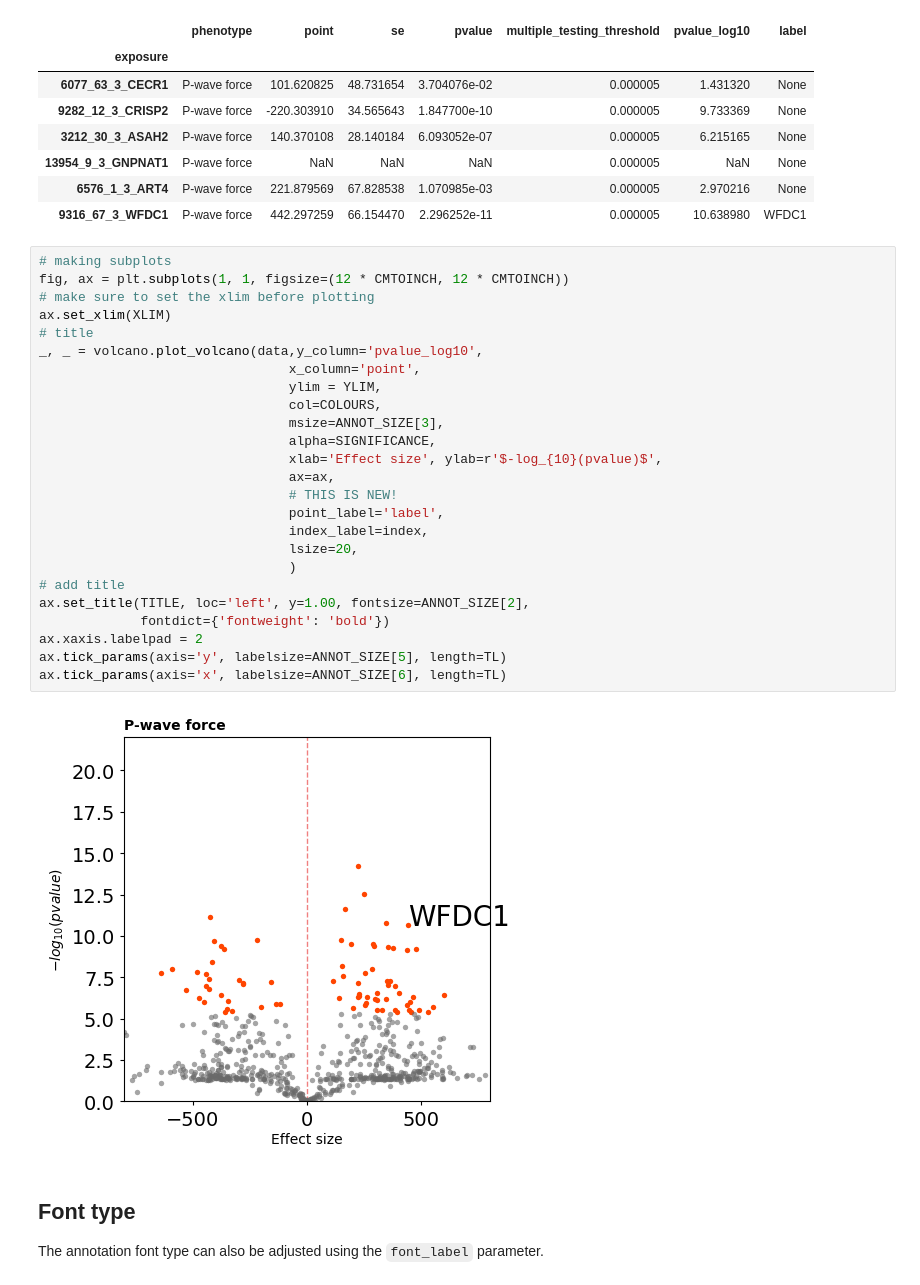
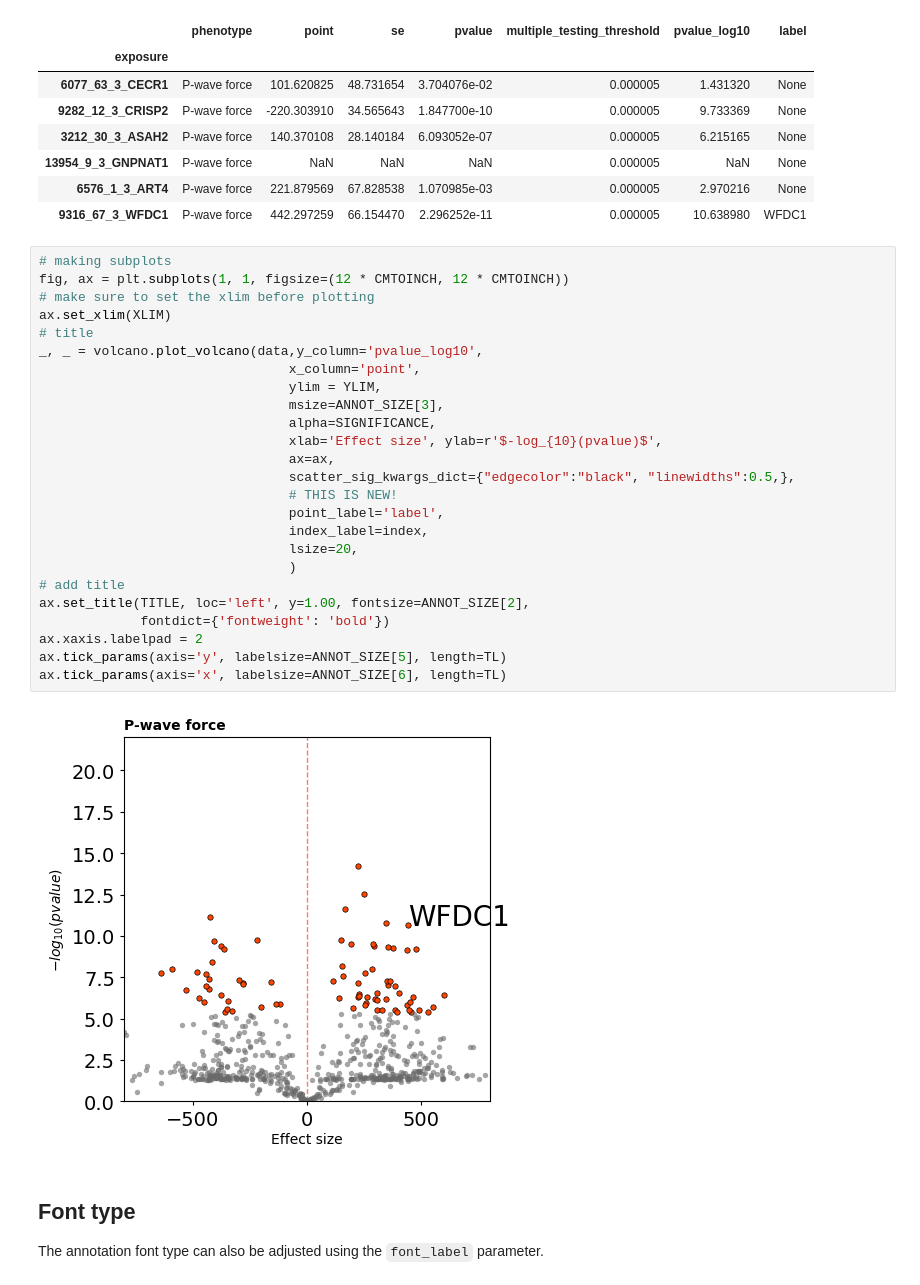
Before and after one commit to afschmidt/plot-misc, a Jupyter notebook: resources/examples/volcanoplot.ipynb, the cells around one changed output. Cells and saved outputs as stored; diff of their text form.

```diff
--- a/resources/examples/volcanoplot.ipynb
+++ b/resources/examples/volcanoplot.ipynb
@@ -88,30 +86,30 @@ data.iloc[10:16,]
 # %%
 # making subplots
 fig, ax = plt.subplots(1, 1, figsize=(12 * CMTOINCH, 12 * CMTOINCH))
 # make sure to set the xlim before plotting
 ax.set_xlim(XLIM)
 # title
 _, _ = volcano.plot_volcano(data,y_column='pvalue_log10',
                                 x_column='point',
                                 ylim = YLIM,
-                                col=COLOURS,
                                 msize=ANNOT_SIZE[3],
                                 alpha=SIGNIFICANCE,
                                 xlab='Effect size', ylab=r'$-log_{10}(pvalue)$',
                                 ax=ax,
+                                scatter_sig_kwargs_dict={"edgecolor":"black", "linewidths":0.5,},
                                 # THIS IS NEW!
                                 point_label='label',
                                 index_label=index,
                                 lsize=20,
                                 )
 # add title
 ax.set_title(TITLE, loc='left', y=1.00, fontsize=ANNOT_SIZE[2],
              fontdict={'fontweight': 'bold'})
 ax.xaxis.labelpad = 2
 ax.tick_params(axis='y', labelsize=ANNOT_SIZE[5], length=TL)
 ax.tick_params(axis='x', labelsize=ANNOT_SIZE[6], length=TL)
 # %% [output]
-[figure, old version]
+[figure, new version]
 # %% [markdown]
 ## Font type
 The annotation font type can also be adjusted using the `font_label` parameter.
```
Also changed, not shown: parts of 3 cells of this notebook, 1 other file.
